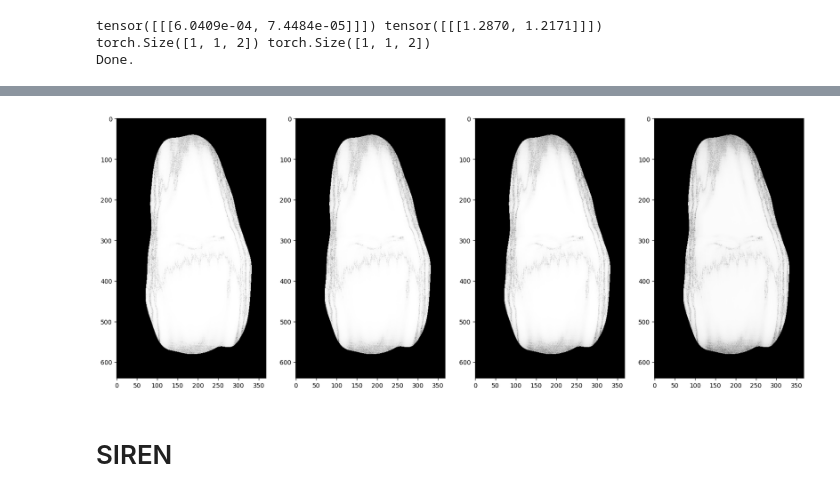
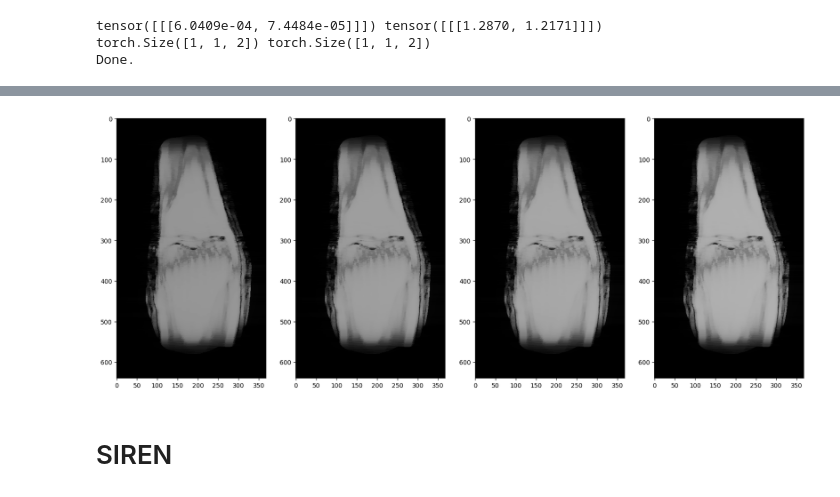
Before and after one commit to gRox167/ese5934_project, a Jupyter notebook: framework_plus_DF.ipynb, the cells around one changed output, grey strips where cells are left out. Cells and saved outputs as stored; diff of their text form; code cells hidden in the pictures.

```diff
--- a/framework_plus_DF.ipynb
+++ b/framework_plus_DF.ipynb
@@ -14,11 +14,15 @@ from fastmri import complex_abs
 from fastmri.data import mri_data, subsample, transforms
 
 from ese5934_project.datasets.csm_estimation import espirit_csm_estimation
-from ese5934_project.models.operators import ForwardModel, MaskedForwardModel
+from ese5934_project.models.operators import (
+    C_adj,
+    F_adj,
+    ForwardModel,
+    MaskedForwardModel,
+)
 from ese5934_project.tasks.mri_reconstruction_2d import reconstruct
 
 # Create a mask function
-mask_func = subsample.RandomMaskFunc(center_fractions=[0.08], accelerations=[4])
 
 
 def data_transform(kspace, mask, target, data_attributes, filename, slice_num):
@@ -29,6 +33,26 @@ def data_transform(kspace, mask, target, data_attributes, filename, slice_num):
     std = reduce(kspace, "ch h w complex-> () () complex", torch.std)
     print(mean, std)
     print(mean.shape, std.shape)
+    mask_func = subsample.RandomMaskFunc(center_fractions=[0.08], accelerations=[4])
+    masked_kspace, mask, num_low_frequencies = transforms.apply_mask(kspace, mask_func)
+    csm = transforms.to_tensor(espirit_csm_estimation(kspace, num_low_frequencies))
+    # kspace = kspace
+    # masked_kspace = masked_kspace
+    # csm = csm
+    # mask = rearrange(mask, "() () w ()-> () () w")
+    csm = rearrange(csm, "() h w ch complex-> ch h w complex")
+    return kspace, (mean, std), masked_kspace, mask, csm
+
+
+def data_transform_gt(kspace, mask, target, data_attributes, filename, slice_num):
+    # Transform the data into appropriate format
+    # Here we simply mask the k-space and return the result
+    kspace = transforms.to_tensor(kspace * 1e5)
+    mean = reduce(kspace, "ch h w complex-> () () complex", "mean")
+    std = reduce(kspace, "ch h w complex-> () () complex", torch.std)
+    print(mean, std)
+    print(mean.shape, std.shape)
+    mask_func = subsample.RandomMaskFunc(center_fractions=[0.08], accelerations=[1])
     masked_kspace, mask, num_low_frequencies = transforms.apply_mask(kspace, mask_func)
     csm = transforms.to_tensor(espirit_csm_estimation(kspace, num_low_frequencies))
     # kspace = kspace
@@ -44,3 +68,8 @@ dataset = mri_data.SliceDataset(
     transform=data_transform,
     challenge="multicoil",
 )
+dataset_gt = mri_data.SliceDataset(
+    root=pathlib.Path("/bmrc-homes/nmrgrp/nmr219/ese5934_project/data"),
+    transform=data_transform_gt,
+    challenge="multicoil",
+)
@@ -63,12 +114,12 @@ torch.Size([15, 640, 368, 2]) torch.Size([1, 1, 368, 1]) torch.Size([15, 640, 36
 # %%
-params, image_list = reconstruct(
+params, image_list_ADAM = reconstruct(
     field,
     torch.rand(1, 2),
     masked_kspace,
     csm,
     mask,
     optimizer=optimizer,
-    iterations=200,
+    iterations=1000,
     device=torch.device("cuda"),
 )
 # %% [output]
@@ -92,13 +143,13 @@ iteration 200
 # %%
 import matplotlib.pyplot as plt
 
 # there are 20 images in the list,
 # we want to plot them in a grid of 4x5
 fig, axs = plt.subplots(1, 4, figsize=(20, 10))
-for i, image in enumerate(image_list):
-    axs[i % 5].imshow(complex_abs(image), cmap="gray")
+for i, image in enumerate(image_list_ADAM[-4:]):
+    axs[i % 5].imshow(complex_abs(image), cmap="gray", vmax=2)
 # %% [output]
-[figure, old version]
+[figure, new version]
 # %% [markdown]
 # SIREN
 # %%
```
Also changed, not shown: parts of 15 cells of this notebook, 4 other files.
